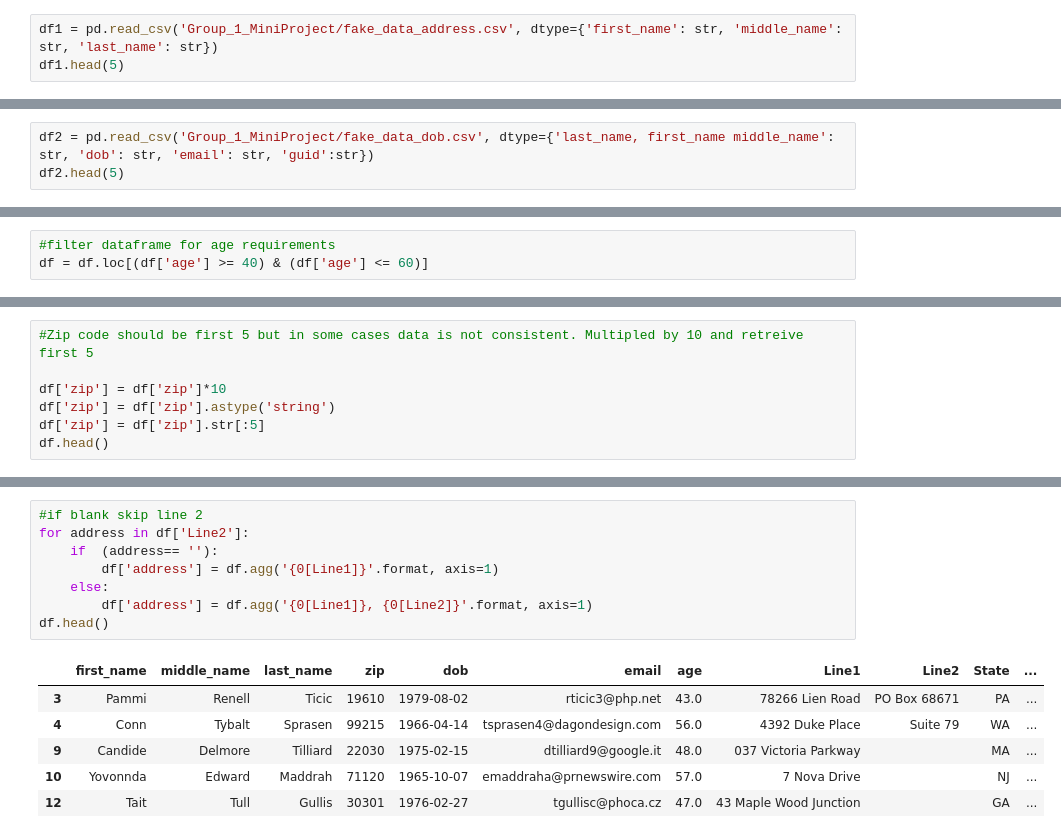
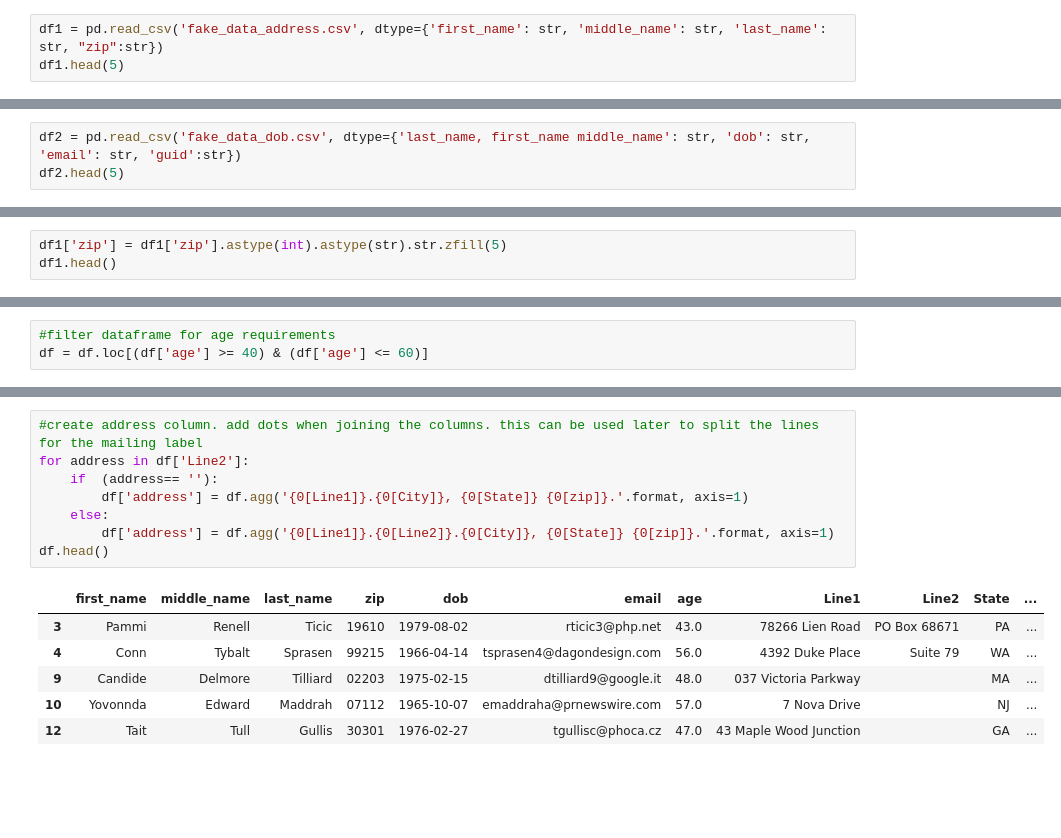
Before and after one commit to ajee-s/etl_mini_group_project, a Jupyter notebook: Group_1_ Mini_Project.ipynb, the cells around one changed output, grey strips where cells are left out. Drawn from its saved outputs; the diff is of its cells as text; blank space fills up the shorter version.

```diff
--- a/Group_1_ Mini_Project.ipynb
+++ b/Group_1_ Mini_Project.ipynb
@@ -19,7 +19,7 @@ import numpy as np
 import os
 pd.options.mode.chained_assignment = None
 # %%
-df1 = pd.read_csv('Group_1_MiniProject/fake_data_address.csv', dtype={'first_name': str, 'middle_name': str, 'last_name': str})
+df1 = pd.read_csv('fake_data_address.csv', dtype={'first_name': str, 'middle_name': str, 'last_name': str, "zip":str})
 df1.head(5)
 # %% [output]
 |  | id | first_name | middle_name | last_name | Line 1: address Line 2: address2 | state-city | zip |
@@ -31,5 +31,5 @@ df1.head(5)
 # %%
-df2 = pd.read_csv('Group_1_MiniProject/fake_data_dob.csv', dtype={'last_name, first_name middle_name': str, 'dob': str, 'email': str, 'guid':str})
+df2 = pd.read_csv('fake_data_dob.csv', dtype={'last_name, first_name middle_name': str, 'dob': str, 'email': str, 'guid':str})
 df2.head(5)
 # %% [output]
 |  | last_name, first_name middle_name | dob | email | guid |
@@ -42,3 +42,6 @@ df2.head(5)
 #drop empty rows
 df1=df1.dropna()
 df2=df2.dropna()
+# %%
+df1['zip'] = df1['zip'].astype(int).astype(str).str.zfill(5)
+df1.head()
@@ -178,7 +165,0 @@ dtype: object
-# %%
-#Zip code should be first 5 but in some cases data is not consistent. Multipled by 10 and retreive first 5
-
-df['zip'] = df['zip']*10
-df['zip'] = df['zip'].astype('string')
-df['zip'] = df['zip'].str[:5]
-df.head()
@@ -192,15 +166,15 @@ df.head()
 # %%
-#if blank skip line 2
+#create address column. add dots when joining the columns. this can be used later to split the lines for the mailing label
 for address in df['Line2']:
     if  (address== ''):
-        df['address'] = df.agg('{0[Line1]}'.format, axis=1)
+        df['address'] = df.agg('{0[Line1]}.{0[City]}, {0[State]} {0[zip]}.'.format, axis=1)
     else:
-        df['address'] = df.agg('{0[Line1]}, {0[Line2]}'.format, axis=1)
+        df['address'] = df.agg('{0[Line1]}.{0[Line2]}.{0[City]}, {0[State]} {0[zip]}.'.format, axis=1)
 df.head()
 # %% [output]
 |  | first_name | middle_name | last_name | zip | dob | email | age | Line1 | Line2 | State | ... |
 | 3 | Pammi | Renell | Ticic | 19610 | 1979-08-02 | rticic3@php.net | 43.0 | 78266 Lien Road | PO Box 68671 | PA | ... |
 | 4 | Conn | Tybalt | Sprasen | 99215 | 1966-04-14 | tsprasen4@dagondesign.com | 56.0 | 4392 Duke Place | Suite 79 | WA | ... |
-| 9 | Candide | Delmore | Tilliard | 22030 | 1975-02-15 | dtilliard9@google.it | 48.0 | 037 Victoria Parkway |  | MA | ... |
-| 10 | Yovonnda | Edward | Maddrah | 71120 | 1965-10-07 | emaddraha@prnewswire.com | 57.0 | 7 Nova Drive |  | NJ | ... |
+| 9 | Candide | Delmore | Tilliard | 02203 | 1975-02-15 | dtilliard9@google.it | 48.0 | 037 Victoria Parkway |  | MA | ... |
+| 10 | Yovonnda | Edward | Maddrah | 07112 | 1965-10-07 | emaddraha@prnewswire.com | 57.0 | 7 Nova Drive |  | NJ | ... |
 | 12 | Tait | Tull | Gullis | 30301 | 1976-02-27 | tgullisc@phoca.cz | 47.0 | 43 Maple Wood Junction |  | GA | ... |
```
Also changed, not shown: parts of 16 cells of this notebook.
